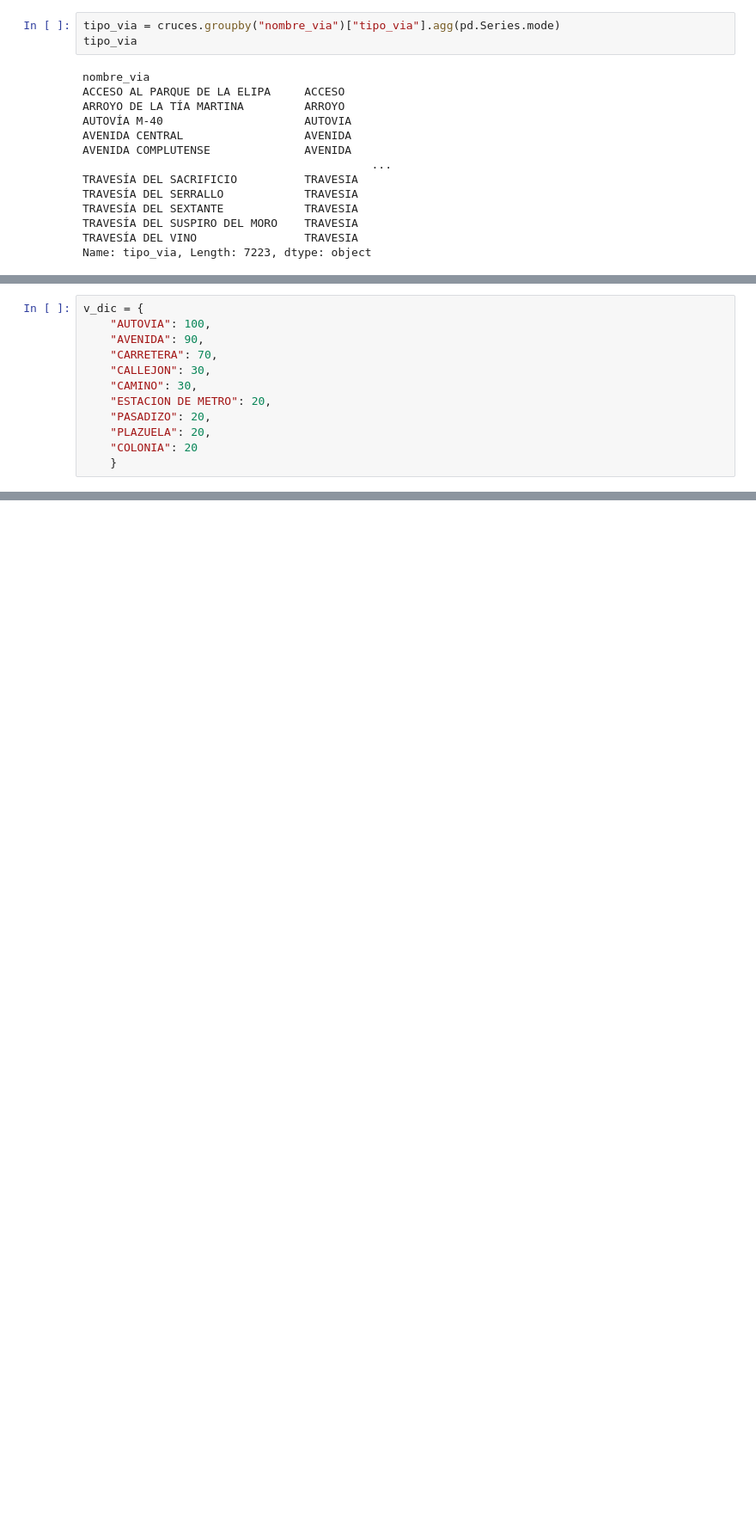
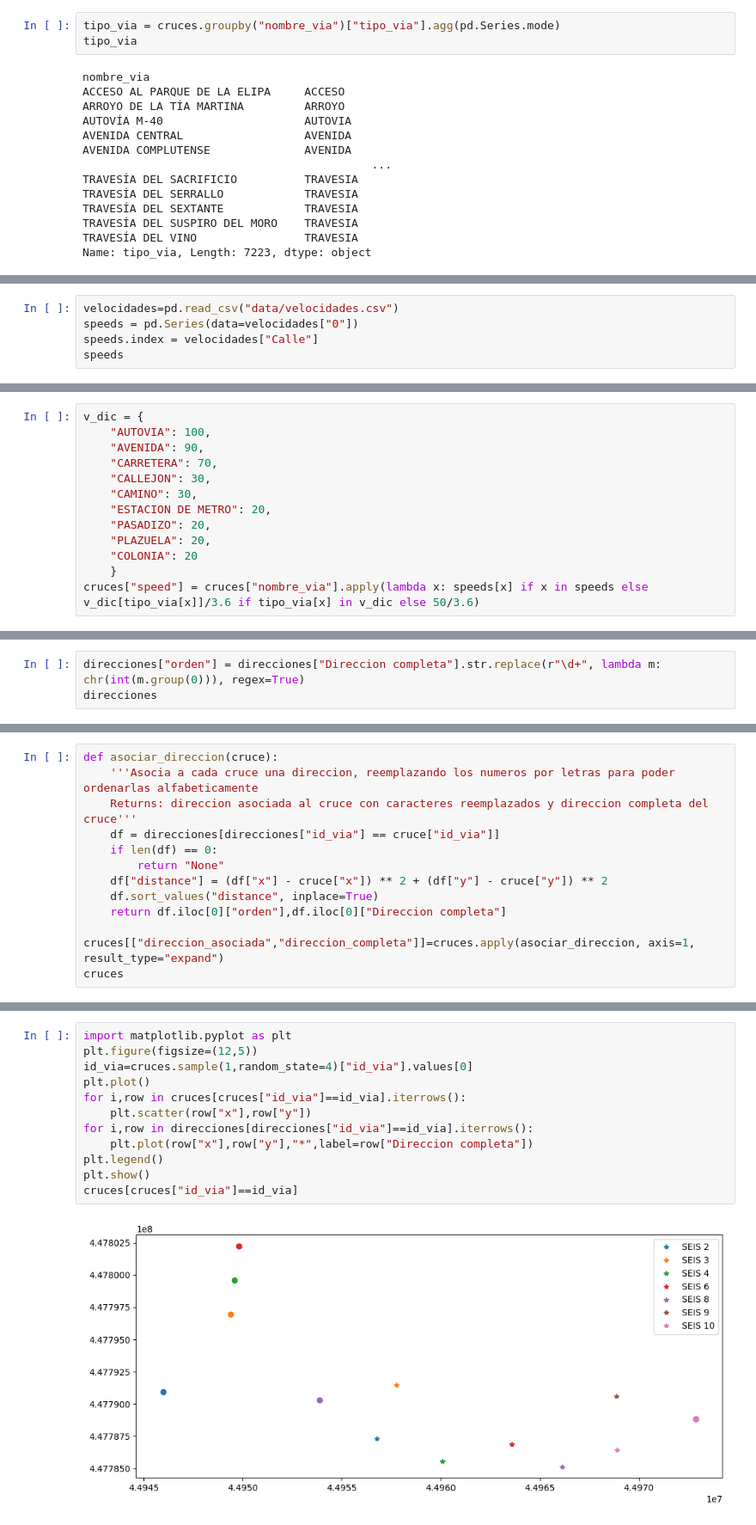
Before and after one commit to winoo19/GPS, a Jupyter notebook: create_graph.ipynb, the cells around one changed output, grey strips where cells are left out. Shown at 86% size. Saved outputs shown, nothing was run; the diff lists cells and outputs as text; blank space fills up the shorter version.

```diff
--- a/create_graph.ipynb
+++ b/create_graph.ipynb
@@ -293,0 +117,5 @@ array(['CALLE                   ', 'AVENIDA                 ',
+# %%
+velocidades=pd.read_csv("data/velocidades.csv")
+speeds = pd.Series(data=velocidades["0"])
+speeds.index = velocidades["Calle"]
+speeds
@@ -303,3 +145,4 @@ v_dic = {
     "PLAZUELA": 20,
     "COLONIA": 20
     }
+cruces["speed"] = cruces["nombre_via"].apply(lambda x: speeds[x] if x in speeds else v_dic[tipo_via[x]]/3.6 if tipo_via[x] in v_dic else 50/3.6)
@@ -305,0 +151,3 @@ v_dic = {
+# %%
+direcciones["orden"] = direcciones["Direccion completa"].str.replace(r"\d+", lambda m: chr(int(m.group(0))), regex=True)
+direcciones
@@ -305,0 +168,13 @@ v_dic = {
+# %%
+def asociar_direccion(cruce):
+    '''Asocia a cada cruce una direccion, reemplazando los numeros por letras para poder ordenarlas alfabeticamente
+    Returns: direccion asociada al cruce con caracteres reemplazados y direccion completa del cruce'''
+    df = direcciones[direcciones["id_via"] == cruce["id_via"]]
+    if len(df) == 0:
+        return "None"
+    df["distance"] = (df["x"] - cruce["x"]) ** 2 + (df["y"] - cruce["y"]) ** 2
+    df.sort_values("distance", inplace=True)
+    return df.iloc[0]["orden"],df.iloc[0]["Direccion completa"]
+
+cruces[["direccion_asociada","direccion_completa"]]=cruces.apply(asociar_direccion, axis=1, result_type="expand")
+cruces
@@ -305,0 +195,14 @@ v_dic = {
+# %%
+import matplotlib.pyplot as plt
+plt.figure(figsize=(12,5))
+id_via=cruces.sample(1,random_state=4)["id_via"].values[0]
+plt.plot()
+for i,row in cruces[cruces["id_via"]==id_via].iterrows():
+    plt.scatter(row["x"],row["y"])
+for i,row in direcciones[direcciones["id_via"]==id_via].iterrows():
+    plt.plot(row["x"],row["y"],"*",label=row["Direccion completa"])
+plt.legend()
+plt.show()
+cruces[cruces["id_via"]==id_via]
+# %% [output]
+[figure, added]
```
Also changed, not shown: parts of 54 cells of this notebook, 13 other files.
